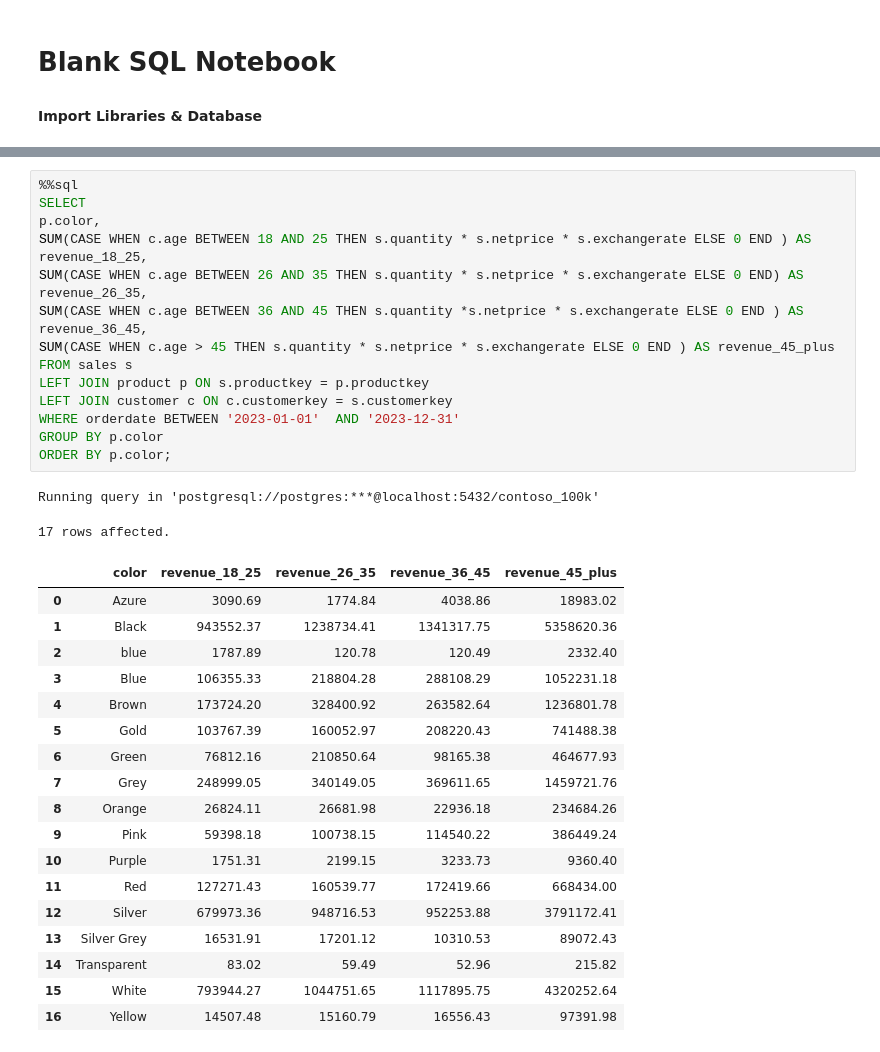
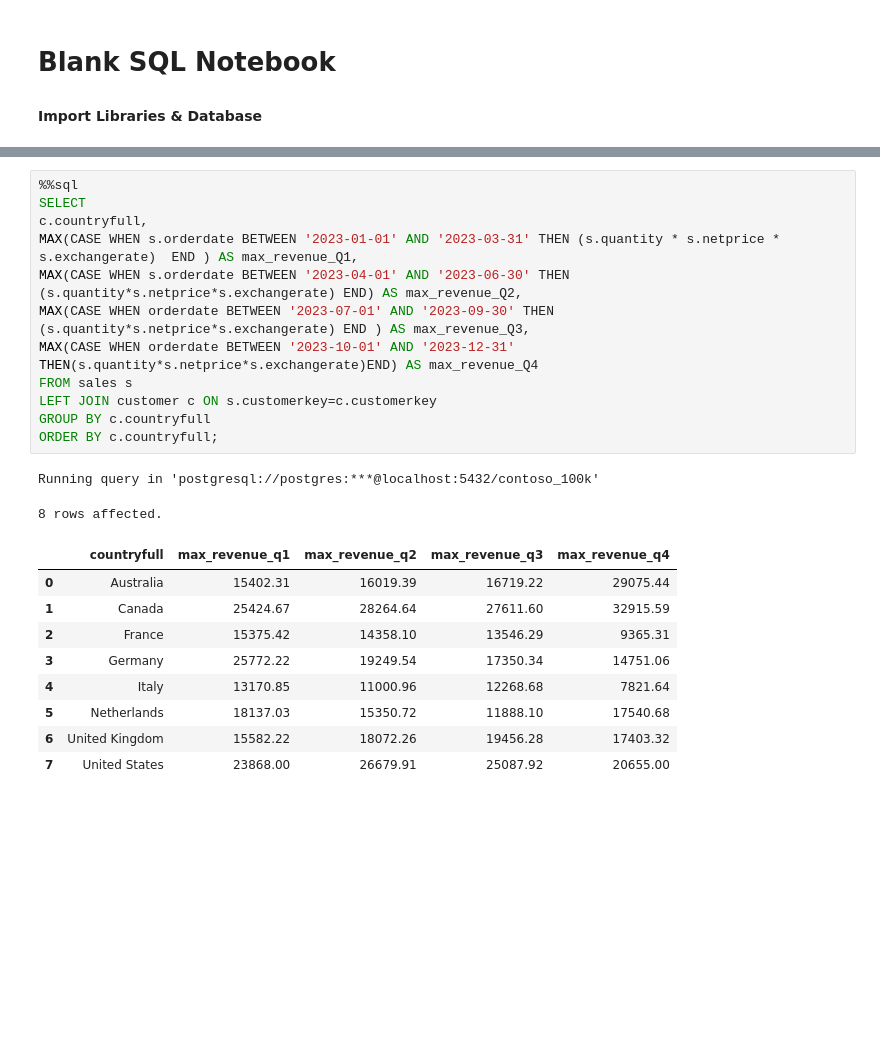
Before and after one commit to sandu17767/project_sql_data_jobs, a Jupyter notebook: Resources/Blank_SQL_Notebook.ipynb, the cells around one changed output, grey strips where cells are left out. Cells and saved outputs as stored; diff of their text form; blank space fills up the shorter version.

```diff
--- a/Resources/Blank_SQL_Notebook.ipynb
+++ b/Resources/Blank_SQL_Notebook.ipynb
@@ -162,35 +191,24 @@ Running query in 'postgresql://postgres:***@localhost:5432/contoso_100k'
 # %%
 %%sql
 SELECT
-p.color,
-SUM(CASE WHEN c.age BETWEEN 18 AND 25 THEN s.quantity * s.netprice * s.exchangerate ELSE 0 END ) AS revenue_18_25,
-SUM(CASE WHEN c.age BETWEEN 26 AND 35 THEN s.quantity * s.netprice * s.exchangerate ELSE 0 END) AS revenue_26_35,
-SUM(CASE WHEN c.age BETWEEN 36 AND 45 THEN s.quantity *s.netprice * s.exchangerate ELSE 0 END ) AS revenue_36_45,
-SUM(CASE WHEN c.age > 45 THEN s.quantity * s.netprice * s.exchangerate ELSE 0 END ) AS revenue_45_plus
+c.countryfull,
+MAX(CASE WHEN s.orderdate BETWEEN '2023-01-01' AND '2023-03-31' THEN (s.quantity * s.netprice * s.exchangerate)  END ) AS max_revenue_Q1,
+MAX(CASE WHEN s.orderdate BETWEEN '2023-04-01' AND '2023-06-30' THEN (s.quantity*s.netprice*s.exchangerate) END) AS max_revenue_Q2,
+MAX(CASE WHEN orderdate BETWEEN '2023-07-01' AND '2023-09-30' THEN (s.quantity*s.netprice*s.exchangerate) END ) AS max_revenue_Q3,
+MAX(CASE WHEN orderdate BETWEEN '2023-10-01' AND '2023-12-31' THEN(s.quantity*s.netprice*s.exchangerate)END) AS max_revenue_Q4
 FROM sales s
-LEFT JOIN product p ON s.productkey = p.productkey
-LEFT JOIN customer c ON c.customerkey = s.customerkey
-WHERE orderdate BETWEEN '2023-01-01'  AND '2023-12-31'
-GROUP BY p.color
-ORDER BY p.color;
+LEFT JOIN customer c ON s.customerkey=c.customerkey
+GROUP BY c.countryfull
+ORDER BY c.countryfull;
 # %% [output]
 Running query in 'postgresql://postgres:***@localhost:5432/contoso_100k'
-17 rows affected.
+8 rows affected.
-|  | color | revenue_18_25 | revenue_26_35 | revenue_36_45 | revenue_45_plus |
-| 0 | Azure | 3090.69 | 1774.84 | 4038.86 | 18983.02 |
-| 1 | Black | 943552.37 | 1238734.41 | 1341317.75 | 5358620.36 |
-| 2 | blue | 1787.89 | 120.78 | 120.49 | 2332.40 |
-| 3 | Blue | 106355.33 | 218804.28 | 288108.29 | 1052231.18 |
-| 4 | Brown | 173724.20 | 328400.92 | 263582.64 | 1236801.78 |
-| 5 | Gold | 103767.39 | 160052.97 | 208220.43 | 741488.38 |
-| 6 | Green | 76812.16 | 210850.64 | 98165.38 | 464677.93 |
-| 7 | Grey | 248999.05 | 340149.05 | 369611.65 | 1459721.76 |
-| 8 | Orange | 26824.11 | 26681.98 | 22936.18 | 234684.26 |
-| 9 | Pink | 59398.18 | 100738.15 | 114540.22 | 386449.24 |
-| 10 | Purple | 1751.31 | 2199.15 | 3233.73 | 9360.40 |
-| 11 | Red | 127271.43 | 160539.77 | 172419.66 | 668434.00 |
-| 12 | Silver | 679973.36 | 948716.53 | 952253.88 | 3791172.41 |
-| 13 | Silver Grey | 16531.91 | 17201.12 | 10310.53 | 89072.43 |
-| 14 | Transparent | 83.02 | 59.49 | 52.96 | 215.82 |
-| 15 | White | 793944.27 | 1044751.65 | 1117895.75 | 4320252.64 |
-| 16 | Yellow | 14507.48 | 15160.79 | 16556.43 | 97391.98 |
+|  | countryfull | max_revenue_q1 | max_revenue_q2 | max_revenue_q3 | max_revenue_q4 |
+| 0 | Australia | 15402.31 | 16019.39 | 16719.22 | 29075.44 |
+| 1 | Canada | 25424.67 | 28264.64 | 27611.60 | 32915.59 |
+| 2 | France | 15375.42 | 14358.10 | 13546.29 | 9365.31 |
+| 3 | Germany | 25772.22 | 19249.54 | 17350.34 | 14751.06 |
+| 4 | Italy | 13170.85 | 11000.96 | 12268.68 | 7821.64 |
+| 5 | Netherlands | 18137.03 | 15350.72 | 11888.10 | 17540.68 |
+| 6 | United Kingdom | 15582.22 | 18072.26 | 19456.28 | 17403.32 |
+| 7 | United States | 23868.00 | 26679.91 | 25087.92 | 20655.00 |
```
Also changed, not shown: parts of 12 cells of this notebook.
